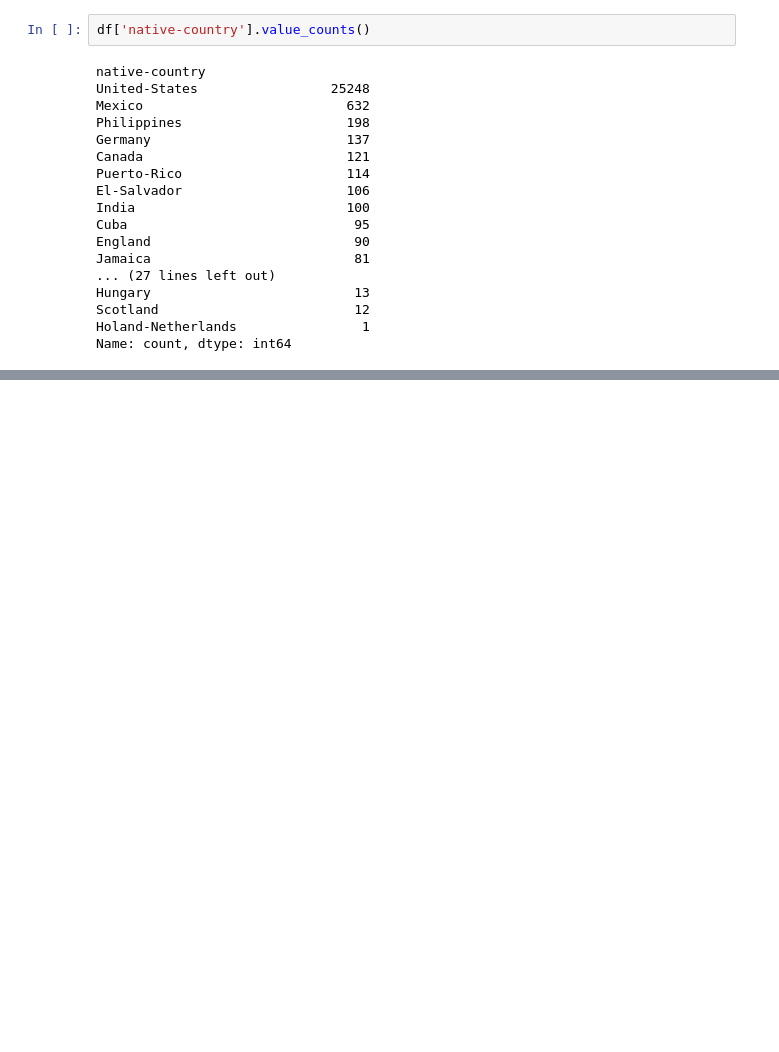
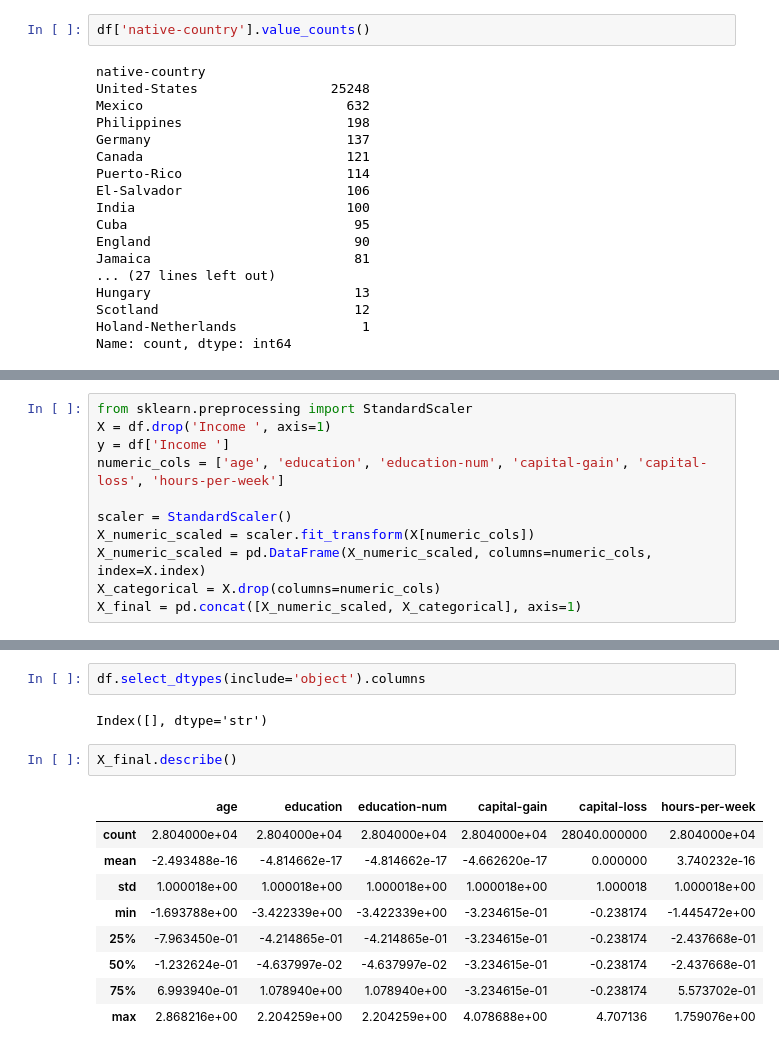
Before and after one commit to mariamayman815/Income-Prediction, a Jupyter notebook: Notebooks/preprocessing.ipynb, the cells around one changed output, grey strips where cells are left out. Cells and saved outputs as stored; diff of their text form; blank space fills up the shorter version.

```diff
--- a/Notebooks/preprocessing.ipynb
+++ b/Notebooks/preprocessing.ipynb
@@ -427,0 +459,11 @@ max    2.868216e+00   2.204259e+00  3.435058e+00      4.707136    1.759076e+00
+# %%
+from sklearn.preprocessing import StandardScaler
+X = df.drop('Income ', axis=1)
+y = df['Income ']
+numeric_cols = ['age', 'education', 'education-num', 'capital-gain', 'capital-loss', 'hours-per-week']
+
+scaler = StandardScaler()
+X_numeric_scaled = scaler.fit_transform(X[numeric_cols])
+X_numeric_scaled = pd.DataFrame(X_numeric_scaled, columns=numeric_cols, index=X.index)
+X_categorical = X.drop(columns=numeric_cols)
+X_final = pd.concat([X_numeric_scaled, X_categorical], axis=1)
@@ -427,0 +516,16 @@ max    2.868216e+00   2.204259e+00  3.435058e+00      4.707136    1.759076e+00
+# %%
+df.select_dtypes(include='object').columns
+# %% [output]
+Index([], dtype='str')
+# %%
+X_final.describe()
+# %% [output]
+|  | age | education | education-num | capital-gain | capital-loss | hours-per-week |
+| count | 2.804000e+04 | 2.804000e+04 | 2.804000e+04 | 2.804000e+04 | 28040.000000 | 2.804000e+04 |
+| mean | -2.493488e-16 | -4.814662e-17 | -4.814662e-17 | -4.662620e-17 | 0.000000 | 3.740232e-16 |
+| std | 1.000018e+00 | 1.000018e+00 | 1.000018e+00 | 1.000018e+00 | 1.000018 | 1.000018e+00 |
+| min | -1.693788e+00 | -3.422339e+00 | -3.422339e+00 | -3.234615e-01 | -0.238174 | -1.445472e+00 |
+| 25% | -7.963450e-01 | -4.214865e-01 | -4.214865e-01 | -3.234615e-01 | -0.238174 | -2.437668e-01 |
+| 50% | -1.232624e-01 | -4.637997e-02 | -4.637997e-02 | -3.234615e-01 | -0.238174 | -2.437668e-01 |
+| 75% | 6.993940e-01 | 1.078940e+00 | 1.078940e+00 | -3.234615e-01 | -0.238174 | 5.573702e-01 |
+| max | 2.868216e+00 | 2.204259e+00 | 2.204259e+00 | 4.078688e+00 | 4.707136 | 1.759076e+00 |
```
Also changed, not shown: parts of 34 cells of this notebook.
